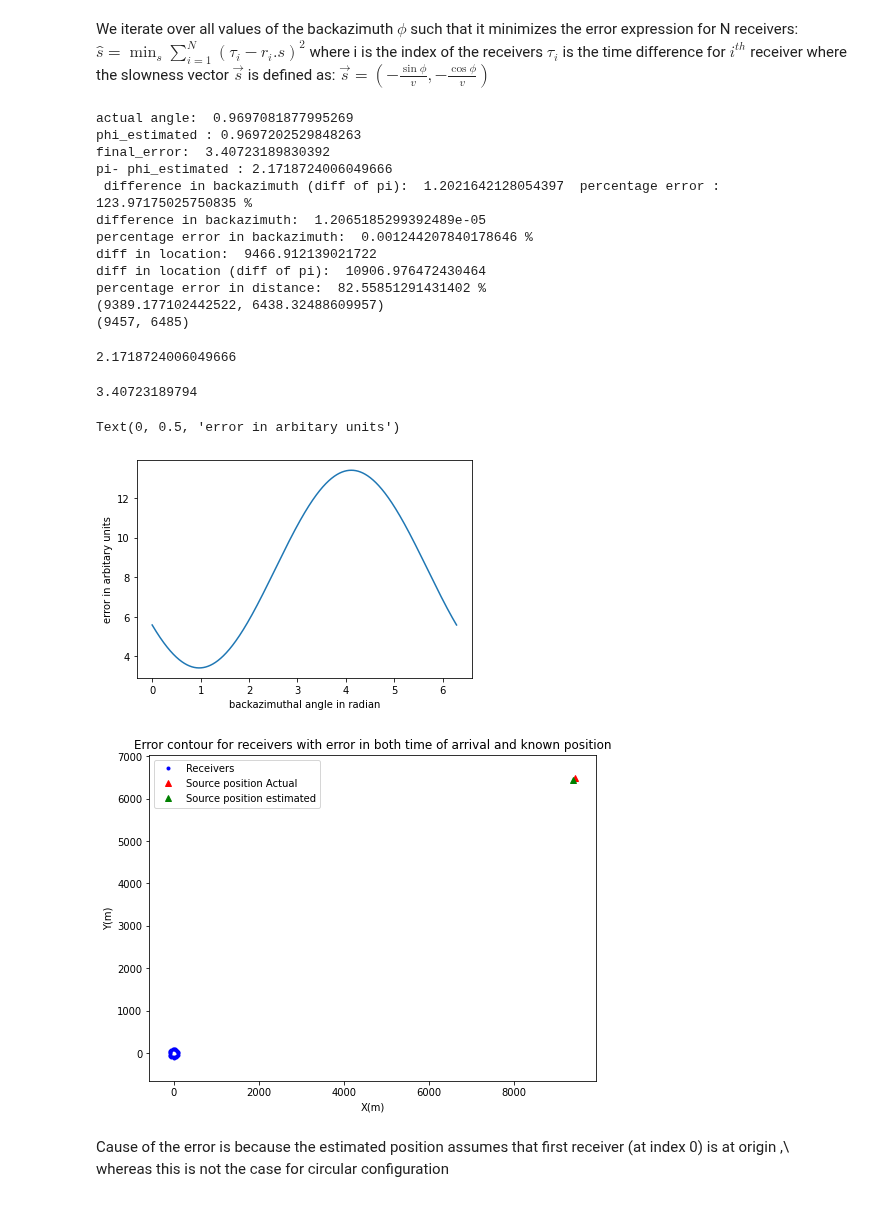
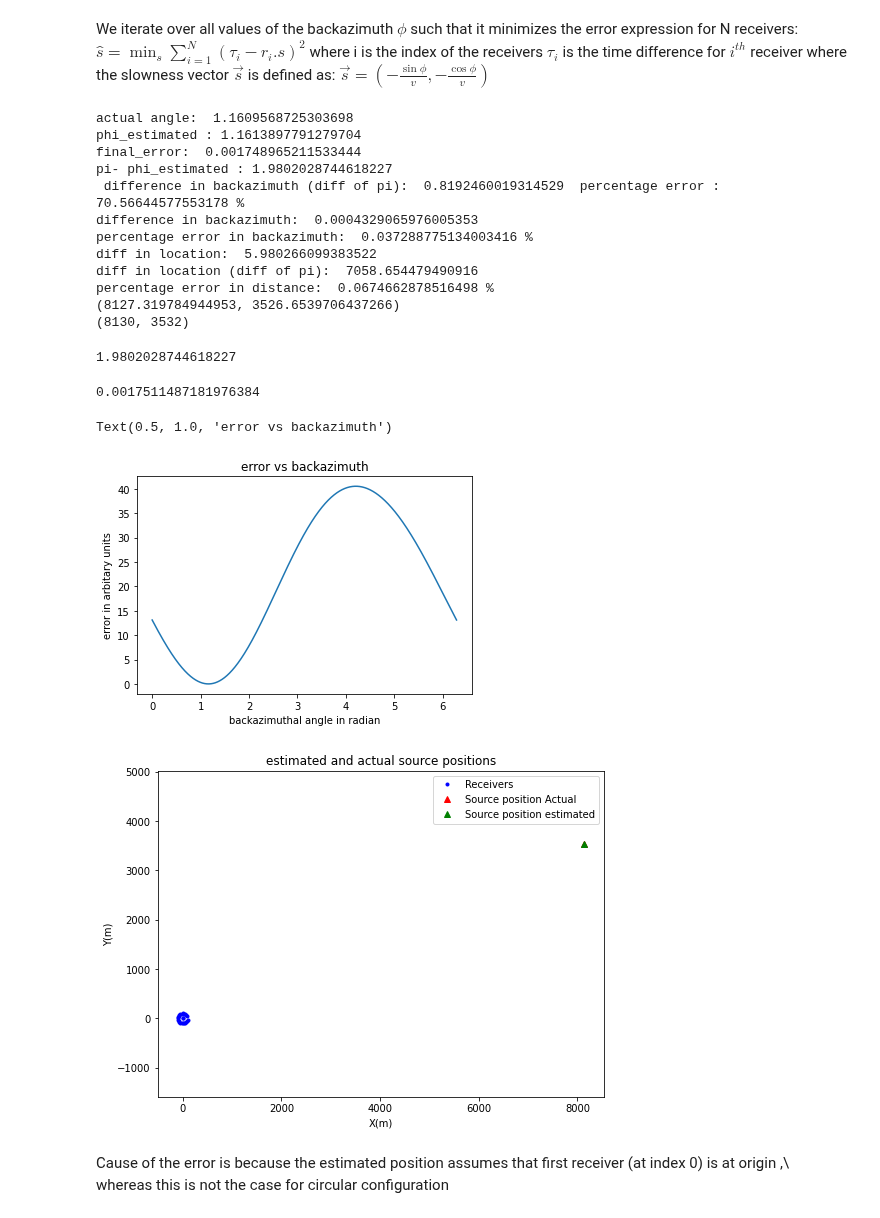
Before and after one commit to Student-Satellite-IITB/GLEE, a Jupyter notebook: Beamforming/Plane Wave Fitting unknown Velocity.ipynb, the cells around one changed output. Drawn from its saved outputs; the diff is of its cells as text; code cells hidden in the pictures.

Commit message:
less than 10% error in velocity

```diff
--- a/Beamforming/Plane Wave Fitting unknown Velocity.ipynb
+++ b/Beamforming/Plane Wave Fitting unknown Velocity.ipynb
@@ -14,13 +14,13 @@ import random
 ##### initialize no. of receivers, apparent horizontal velocity of sound, max frequency of source
 # %%
 
-n_grp=10 # no. of receivers in a subset and not the number of subset
+n_grp=10+2 # no. of receivers in a subset and not the number of subset
 no_of_subsets=2
 n_rec=n_grp*no_of_subsets #  ;number of receivers, to be kept odd for first run
 
 rec_pos_act= np.zeros(shape =(n_rec,2))  # Assigning thr actual receiver position
 
-v = 200 # m/s ### velocity of propagation (in sand)
+v = 100 # m/s ### velocity of propagation (in sand)
 freq=2 #Hz, max recorded frequency
 lamda=v/freq# wavelength
 d=2000#m,  l=2000m  > 10 times lamda
@@ -47,11 +47,14 @@ for i in range(0,n_rec):
     rec_pos_act[i,0]=(i-(n_rec-1)/2)*5 #first receievr at (-50,0) last at (50,0), all in line, distance 5 between them
 
 #uncomment following line for circular distribution
+
 for i in range(0,int(n_rec/2)):
-    rec_pos_act[i,0]=100*cos((2*i)*2*np.pi/n_rec)
-    rec_pos_act[int(i+n_rec/2),0]=100*cos((2*i+1)*2*np.pi/n_rec)
-    rec_pos_act[i,1]=100*sin((2*i)*2*np.pi/n_rec)
-    rec_pos_act[int(i+n_rec/2),1]=100*sin((2*i+1)*2*np.pi/n_rec)
+    rec_pos_act[i,0]=100*cos((2*i)*2*np.pi/(n_rec))
+    rec_pos_act[int(i+n_rec/2),0]=100*cos((2*i+1)*2*np.pi/(n_rec))
+    rec_pos_act[i,1]=100*sin((2*i)*2*np.pi/(n_rec))
+    rec_pos_act[int(i+n_rec/2),1]=100*sin((2*i+1)*2*np.pi/(n_rec))
+rec_pos_act[0]=(0,0)
+rec_pos_act[int(n_rec/2)]=(0,0)
 # %% [markdown]
 initialize time recordings by time of arrival, introduce noise in time and position
 # %%
@@ -60,12 +63,12 @@ initialize time recordings by time of arrival, introduce noise in time and posit
 t_rec_ideal = np.zeros(shape =(n_rec,))  # time recorded in each receiver; form: (index of receiver,time)
 
 
-t_noise=np.random.normal(0,5/(v),size=(n_rec,))
+t_noise=np.random.normal(0,2.5/(v),size=(n_rec,))
 
 #introduce noise in position
 rec_pos_noise=np.random.normal(0,1,size=(n_rec,2))
 
-rec_pos_mes= rec_pos_act #+ rec_pos_noise  # rec_pos_mes stores[(x1,y1),(x2,y2),..]
+rec_pos_mes= rec_pos_act + rec_pos_noise  # rec_pos_mes stores[(x1,y1),(x2,y2),..]
 
 
 
@@ -79,7 +82,7 @@ for i in range (0,n_rec):
 ### t_Rec_real has form [[rec1 recording], [rec2 recording]]
 
 # introduce noise in time
-t_Rec_real=t_rec_ideal #+ t_noise
+t_Rec_real=t_rec_ideal + t_noise
 
 
 # time difference between time recordings wrt receiver 1st rec,
@@ -138,7 +141,7 @@ def estimate_slowness(v,n_rec,rec_loc,time_diff):
 phi_actual=np.arctan2(src[0],src[1]) #y first for arctan2,rotate axis (N is x now), so input x first
 if (phi_actual<0):
     phi_actual+=2*np.pi
-
+d=v*t_Rec_real[0]
 print("actual angle: ", phi_actual)
 phi_estimated,final_error=estimate_slowness(v,n_rec,rec_pos_mes,t_diff)
 print("phi_estimated :",phi_estimated,"\nfinal_error: ", final_error)
@@ -151,31 +154,31 @@ print("diff in location: " ,  np.sqrt((src[0]-d*np.sin(phi_estimated))**2+(src[1
 print("diff in location (diff of pi): " ,  np.sqrt((src[0]-d*np.sin(np.pi-phi_estimated))**2+(src[1]-d*np.cos(np.pi-phi_estimated))**2))
 print("percentage error in distance: ",(np.sqrt((src[0]-d*np.sin(phi_estimated))**2+\
                                                (src[1]-d*np.cos(phi_estimated))**2)/ np.sqrt(src[0]**2+src[1]**2) )*100,"%")
-d=v*t_Rec_real[0]
+
 src_estimated_by_all=d*np.sin(phi_estimated),d*np.cos(phi_estimated)
 print(src_estimated_by_all)
 print(src)
 # %% [output]
-actual angle:  0.9697081877995269
-phi_estimated : 0.9697202529848263
-final_error:  3.40723189830392
-pi- phi_estimated : 2.1718724006049666
- difference in backazimuth (diff of pi):  1.2021642128054397  percentage error :  123.97175025750835 %
-difference in backazimuth:  1.2065185299392489e-05
-percentage error in backazimuth:  0.001244207840178646 %
-diff in location:  9466.912139021722
-diff in location (diff of pi):  10906.976472430464
-percentage error in distance:  82.55851291431402 %
-(9389.177102442522, 6438.32488609957)
-(9457, 6485)
+actual angle:  1.1609568725303698
+phi_estimated : 1.1613897791279704
+final_error:  0.001748965211533444
+pi- phi_estimated : 1.9802028744618227
+ difference in backazimuth (diff of pi):  0.8192460019314529  percentage error :  70.56644577553178 %
+difference in backazimuth:  0.0004329065976005353
+percentage error in backazimuth:  0.037288775134003416 %
+diff in location:  5.980266099383522
+diff in location (diff of pi):  7058.654479490916
+percentage error in distance:  0.0674662878516498 %
+(8127.319784944953, 3526.6539706437266)
+(8130, 3532)
 # %%
 print(np.pi-phi_estimated)
 # %% [output]
-2.1718724006049666
+1.9802028744618227
 # %%
 sum_of_errors(-np.sin(phi_actual)/v,-np.cos(phi_actual)/v,n_rec,rec_pos_mes,t_diff)
 # %% [output]
-3.40723189794
+0.0017511487181976384
 # %%
 #sum_of_errors(-np.sin(np.pi-phi_estimated)/v,-np.cos(np.pi-phi_actual)/v,n_rec,rec_pos_mes,t_diff)
 # %%
@@ -189,34 +192,32 @@ plt.xlabel("backazimuthal angle in radian")
 plt.ylabel("error in arbitary units")
 plt.title("error vs backazimuth")
 # %% [output]
-Text(0, 0.5, 'error in arbitary units')
+Text(0.5, 1.0, 'error vs backazimuth')
-[figure, old version]
+[figure, new version]
 # %%
 x,y =np.mgrid[-500:500:1000j,-500:500:1000j]  # a 2D grid for defining domain and evaluation of source position
 
-rec_pos_modified = np.zeros_like(rec_pos_act)
-rec_pos_modified[:] = rec_pos_act[:]  # Can modify later if required
+
 
 plt.figure(figsize=(8,6))
 plt.plot(rec_pos_mes[:,0],rec_pos_mes[:,1],'b.',label='Receivers')
 plt.plot(src[0],src[1],'r^',label='Source position Actual')
 d=v*t_Rec_real[0]
 plt.plot(d*np.sin(phi_estimated),d*np.cos(phi_estimated),'g^',label='Source position estimated')
 
-#plt.plot(d*np.sin(np.pi-phi_estimated),d*np.cos(np.pi-phi_estimated),'g^',label='Source position estimated')
-#plt.plot(d*np.sin(np.pi/2-phi_estimated),d*np.cos(np.pi/2-phi_estimated),'g^',label='Source position estimated')
+
 plt.plot()
 plt.legend()
 #plt.xlim(-500,500)
 #plt.ylim(-500,500)
 plt.xlabel('X(m)')
 plt.ylabel('Y(m)')
 plt.axis('equal')
 
 plt.title('estimated and actual source positions')
 plt.show()
 # %% [output]
-[figure, old version]
+[figure, new version]
 # %% [markdown]
 Cause of the error is because the estimated position assumes that first receiver (at index 0) is at origin ,\\
 whereas this is not the case for circular configuration
```
Also changed, not shown: parts of 8 cells of this notebook.
